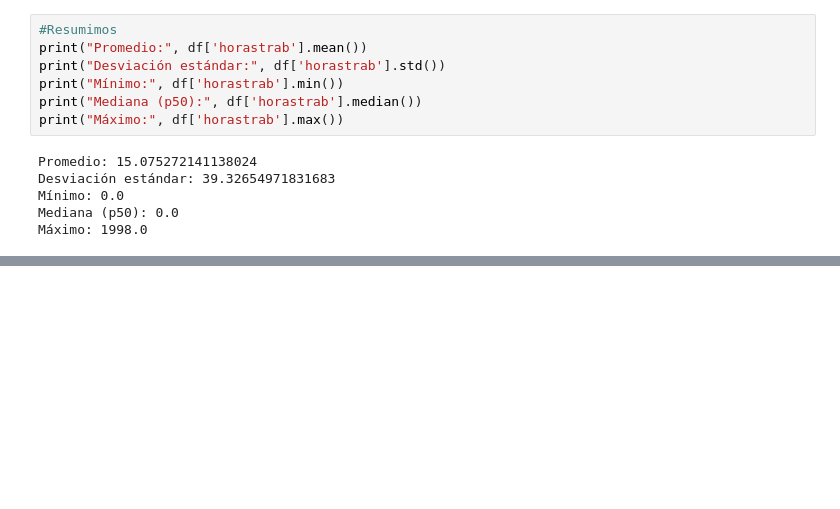
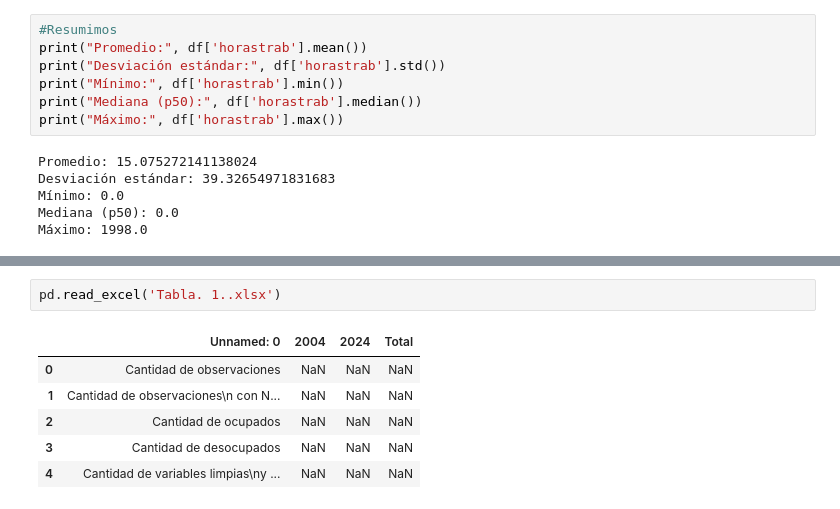
Before and after one commit to jtomasello247/Big_Data_TP3_Grupo13, a Jupyter notebook: TP3.ipynb, the cells around one changed output, grey strips where cells are left out. Cells and saved outputs as stored; diff of their text form; blank space fills up the shorter version.

```diff
--- a/TP3.ipynb
+++ b/TP3.ipynb
@@ -566,0 +572,9 @@ ValueError: Version of given Stata file is 80. pandas supports importing version
+# %%
+pd.read_excel('Tabla. 1..xlsx')
+# %% [output]
+|  | Unnamed: 0 | 2004 | 2024 | Total |
+| 0 | Cantidad de observaciones | NaN | NaN | NaN |
+| 1 | Cantidad de observaciones\n con N... | NaN | NaN | NaN |
+| 2 | Cantidad de ocupados | NaN | NaN | NaN |
+| 3 | Cantidad de desocupados | NaN | NaN | NaN |
+| 4 | Cantidad de variables limpias\ny ... | NaN | NaN | NaN |
```
Also changed, not shown: parts of 2 cells of this notebook.
